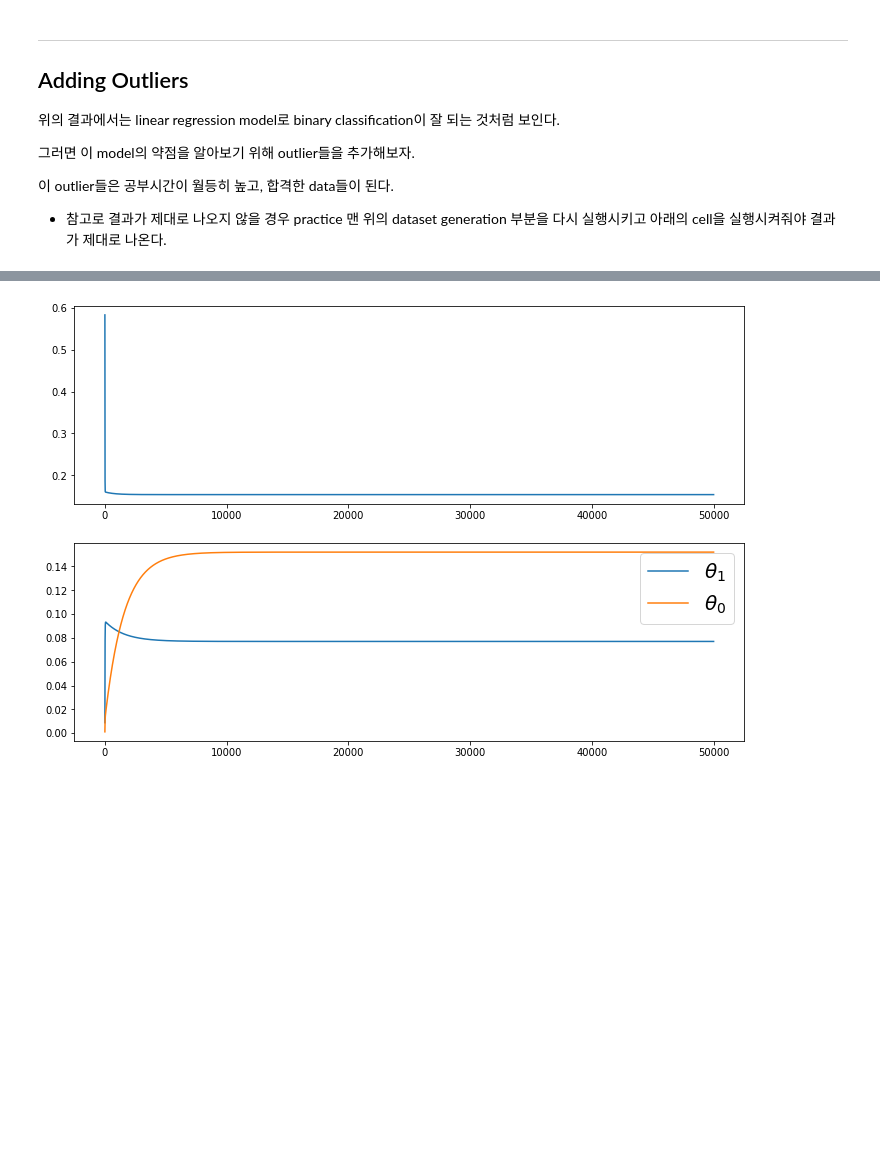
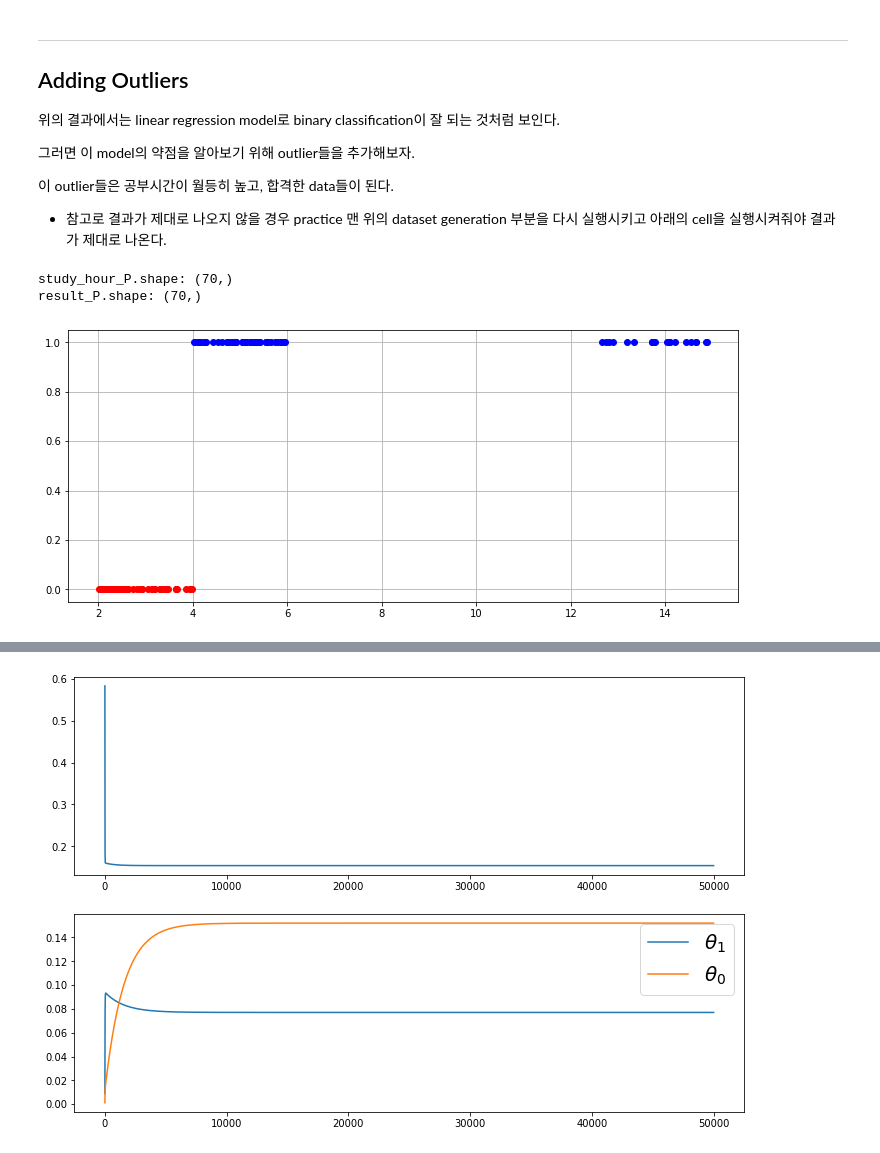
Before and after one commit to 17-76018348/DeepLearning, a Jupyter notebook: homework/Chapter2_Logistic_Regression/Practice2_1.ipynb, the cells around one changed output, grey strips where cells are left out. Cells and saved outputs as stored; diff of their text form; code cells hidden in the pictures; blank space fills up the shorter version.

```diff
--- a/homework/Chapter2_Logistic_Regression/Practice2_1.ipynb
+++ b/homework/Chapter2_Logistic_Regression/Practice2_1.ipynb
@@ -231,24 +244,28 @@ ax.grid()
 # %%
 n_out = 20
 hour_out_m, hour_out_M = 12, 15
 ##### Your Code(Adding Outliers/Start) #####
-study_hour_outlier = np.random.uniform(low = , high = , size = )
-result_outlier = np.ones_like()
+study_hour_outlier = np.random.uniform(low = hour_out_m, high = hour_out_M, size = n_out)
+result_outlier = np.ones_like(study_hour_outlier)
 
-study_hour_P = np.append()
-result_P = np.append()
+study_hour_P = np.append(study_hour_P,study_hour_outlier)
+result_P = np.append(result_P,result_outlier)
 
-x_data = np.hstack()
-y_data = np.hstack()
+x_data = np.hstack([study_hour_P,study_hour_NP])
+y_data = np.hstack([result_P,result_NP])
 ##### Your Code(Adding Outliers/Start) #####
 
 print("study_hour_P.shape:",study_hour_P.shape)
 print("result_P.shape:", result_P.shape)
 
 fig, ax = plt.subplots(figsize = (12,5))
 ax.plot(x_data[:n_P + n_out], y_data[:n_P + n_out], 'bo')
 ax.plot(x_data[n_P + n_out:], y_data[n_P + n_out:], 'ro')
 ax.grid()
+# %% [output]
+study_hour_P.shape: (70,)
+result_P.shape: (70,)
+[figure, added]
 # %% [markdown]
 **Expected Output:** <br>
 
```
Also changed, not shown: parts of 7 cells of this notebook.
